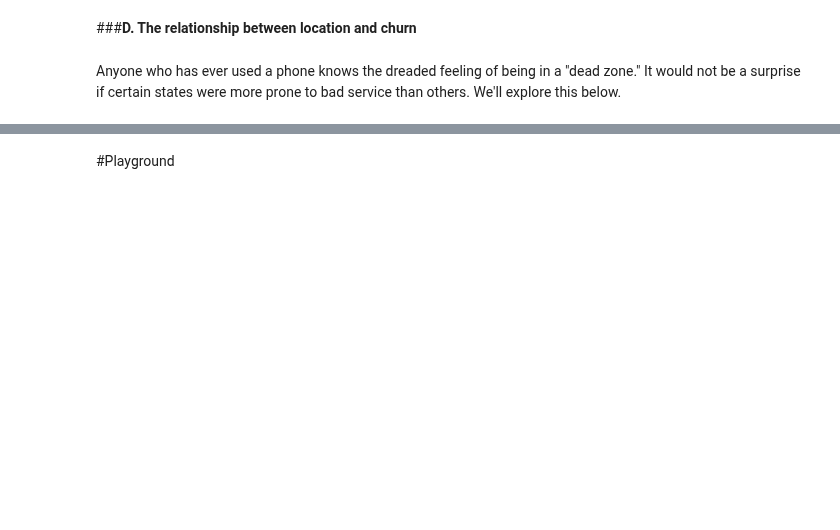
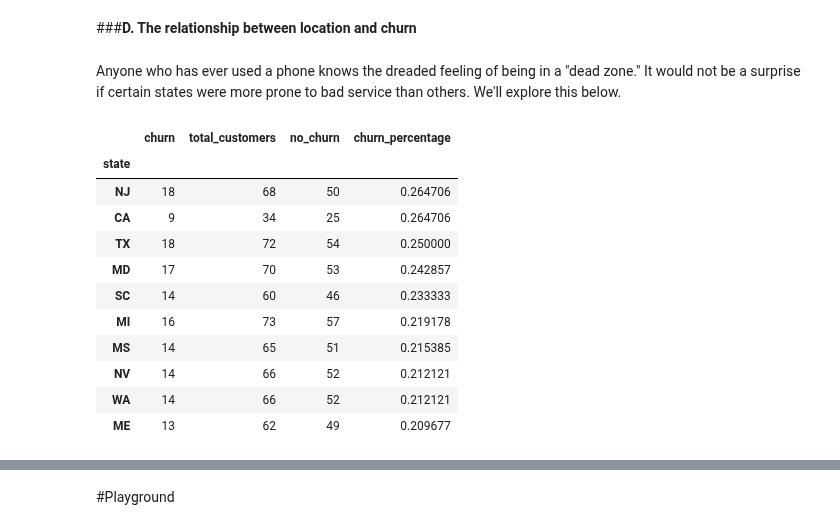
Before and after one commit to bmjaron/phase_3_project, a Jupyter notebook: Untitled1.ipynb, the cells around one changed output, grey strips where cells are left out. Drawn from its saved outputs; the diff is of its cells as text; code cells hidden in the pictures; blank space fills up the shorter version.

```diff
--- a/Untitled1.ipynb
+++ b/Untitled1.ipynb
@@ -242,0 +229,20 @@ plt.show()
+# %%
+state_df = df[['state', 'churn']]
+state_df = state_df.groupby('state').sum()
+state_df['total_customers'] = df['state'].value_counts()
+state_df['no_churn'] = state_df['total_customers'] - state_df['churn']
+state_df['churn_percentage'] = state_df['churn']/state_df['total_customers']
+state_df.sort_values('churn_percentage', ascending=False).head(10)
+# %% [output]
+|  | churn | total_customers | no_churn | churn_percentage |
+| state |  |  |  |  |
+| NJ | 18 | 68 | 50 | 0.264706 |
+| CA | 9 | 34 | 25 | 0.264706 |
+| TX | 18 | 72 | 54 | 0.250000 |
+| MD | 17 | 70 | 53 | 0.242857 |
+| SC | 14 | 60 | 46 | 0.233333 |
+| MI | 16 | 73 | 57 | 0.219178 |
+| MS | 14 | 65 | 51 | 0.215385 |
+| NV | 14 | 66 | 52 | 0.212121 |
+| WA | 14 | 66 | 52 | 0.212121 |
+| ME | 13 | 62 | 49 | 0.209677 |
```
Also changed, not shown: parts of 10 cells of this notebook.
